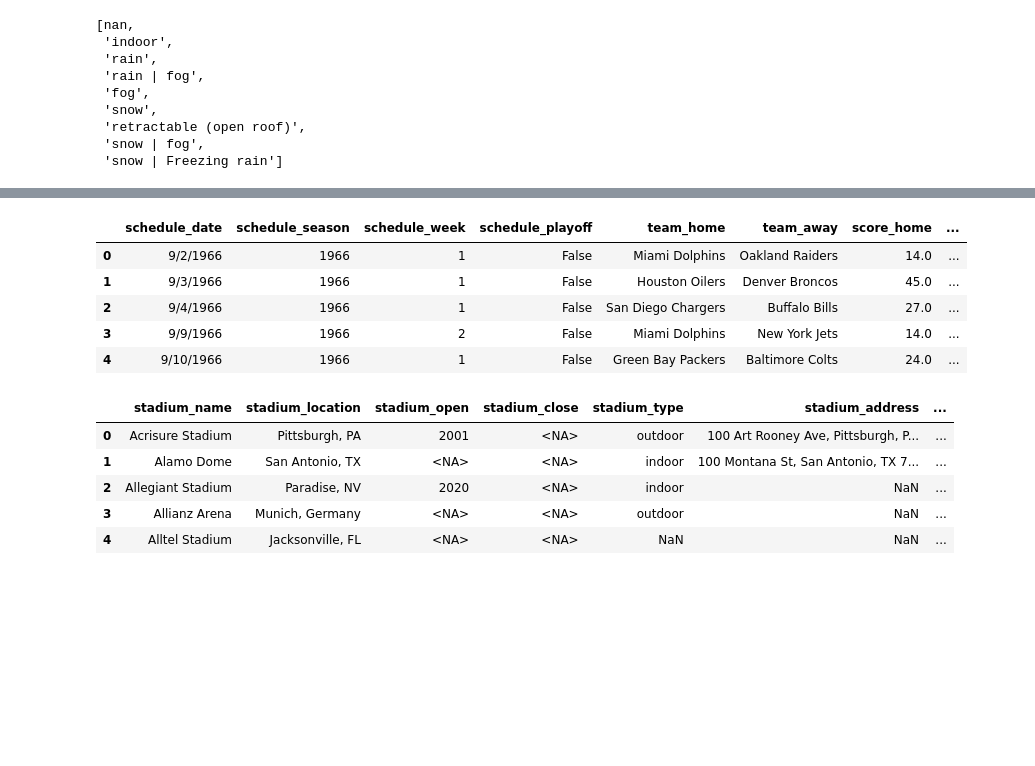
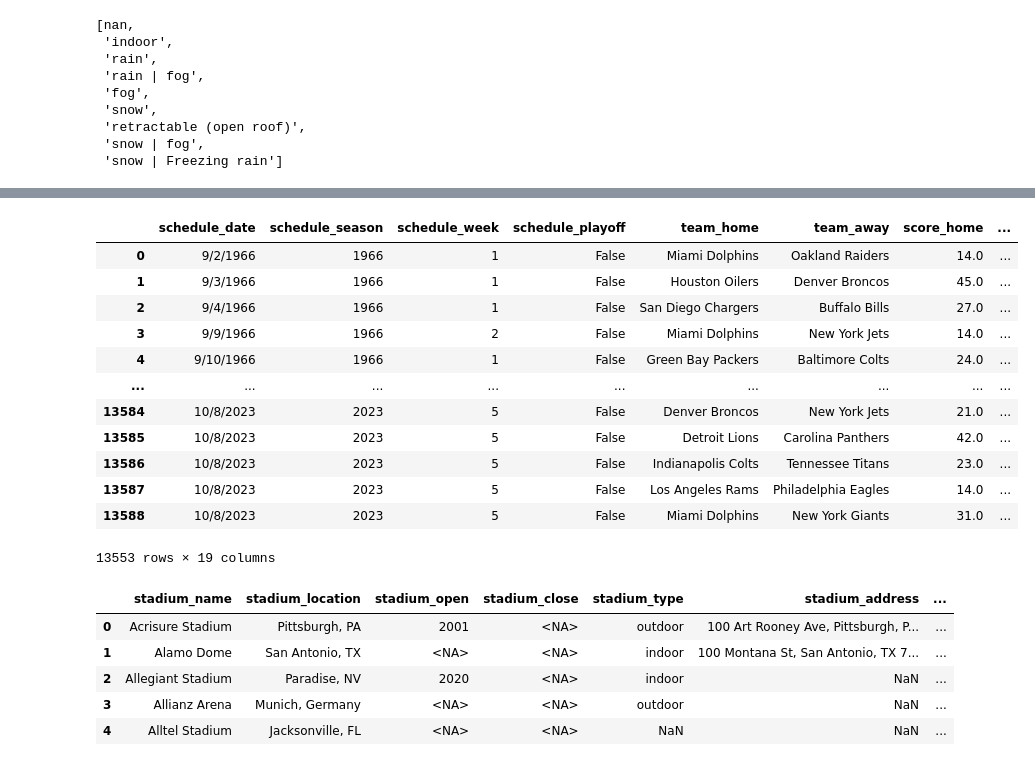
Before and after one commit to AMersman/capstone_NFL, a Jupyter notebook: Data Collection_NFL.ipynb, the cells around one changed output, grey strips where cells are left out. Drawn from its saved outputs; the diff is of its cells as text; code cells hidden in the pictures; blank space fills up the shorter version.

```diff
--- a/Data Collection_NFL.ipynb
+++ b/Data Collection_NFL.ipynb
@@ -135,6 +128,9 @@ for i,v in games.score_home.items():
 
 #convert list to column
 games["winner"] = winners
+# %%
+games['score_difference'] = games['score_away'] - games['score_home']
+games['score_total'] = games['score_away'] + games['score_home']
 # %%
 games.info()
 # %% [output]
@@ -193,7 +188,0 @@ memory usage: 3.4+ MB
-# %%
-merged_df = merged_df.drop(columns=['stadium_open', 'stadium_close', 'stadium_address',
-                        'stadium_weather_station_zipcode', 'stadium_capacity', 'stadium_weather_station',
-                       'stadium_weather_station_name', 'stadium_azimuthangle', 'stadium_name',
-                                   'stadium_weather_type', 'stadium_location', 'stadium_latitude',
-                                   'stadium_longitude'])
-merged_df.info()
@@ -218,7 +189,25 @@ memory usage: 2.0+ MB
 # %%
 merged_df = merged_df[['schedule_date', 'schedule_season', 'schedule_week', 'schedule_playoff',
-                       'team_home', 'team_away', 'score_home', 'score_away', 'winner', 'team_favorite_id',
-                      'spread_favorite', 'over_under_line',
-                       'stadium', 'stadium_neutral', 'stadium_type', 'stadium_surface', 'stadium_elevation',
-                      'weather_temperature', 'weather_wind_mph', 'weather_humidity', 'weather_detail']]
-merged_df.info()
+                       'team_home', 'team_away', 'score_home', 'score_away', 'winner', 'score_difference', 'score_total'
+                       ,'stadium', 'stadium_neutral', 'stadium_type', 'stadium_elevation',
+                      'weather_temperature', 'weather_wind_mph', 'weather_detail', 'weather_humidity']]
+
+merged_df = merged_df.dropna(subset=['score_home'])
+merged_df = merged_df.dropna(subset=['stadium_type'])
+
+mean_humidity = merged_df['weather_humidity'].mean()
+merged_df["weather_humidity"].fillna(mean_humidity, inplace = True)
+
+mean_temp = merged_df['weather_temperature'].mean()
+merged_df["weather_temperature"].fillna(mean_temp, inplace = True)
+
+mean_wind = merged_df['weather_wind_mph'].mean()
+merged_df["weather_wind_mph"].fillna(mean_wind, inplace = True)
+
+
+
+mean_elevation = merged_df['stadium_elevation'].mean()
+merged_df["stadium_elevation"].fillna(mean_elevation, inplace = True)
+
+
+merged_df['weather_detail'].fillna('No Precip', inplace = True)
@@ -243,13 +287,20 @@ memory usage: 2.0+ MB
 # %%
 pd.set_option('display.max_columns', 500)
-merged_df.head()
+merged_df.head(-5)
 # %% [output]
 |  | schedule_date | schedule_season | schedule_week | schedule_playoff | team_home | team_away | score_home | ... |
 | 0 | 9/2/1966 | 1966 | 1 | False | Miami Dolphins | Oakland Raiders | 14.0 | ... |
 | 1 | 9/3/1966 | 1966 | 1 | False | Houston Oilers | Denver Broncos | 45.0 | ... |
 | 2 | 9/4/1966 | 1966 | 1 | False | San Diego Chargers | Buffalo Bills | 27.0 | ... |
 | 3 | 9/9/1966 | 1966 | 2 | False | Miami Dolphins | New York Jets | 14.0 | ... |
 | 4 | 9/10/1966 | 1966 | 1 | False | Green Bay Packers | Baltimore Colts | 24.0 | ... |
+| ... | ... | ... | ... | ... | ... | ... | ... | ... |
+| 13584 | 10/8/2023 | 2023 | 5 | False | Denver Broncos | New York Jets | 21.0 | ... |
+| 13585 | 10/8/2023 | 2023 | 5 | False | Detroit Lions | Carolina Panthers | 42.0 | ... |
+| 13586 | 10/8/2023 | 2023 | 5 | False | Indianapolis Colts | Tennessee Titans | 23.0 | ... |
+| 13587 | 10/8/2023 | 2023 | 5 | False | Los Angeles Rams | Philadelphia Eagles | 14.0 | ... |
+| 13588 | 10/8/2023 | 2023 | 5 | False | Miami Dolphins | New York Giants | 31.0 | ... |
+13553 rows × 19 columns
 # %%
 stadiums = stadiums.drop(columns=['stadium_weather_station_zipcode', 'stadium_weather_station',
                        'stadium_weather_station_name', 'stadium_azimuthangle'])
```
Also changed, not shown: parts of 21 cells of this notebook, 3 other files.
